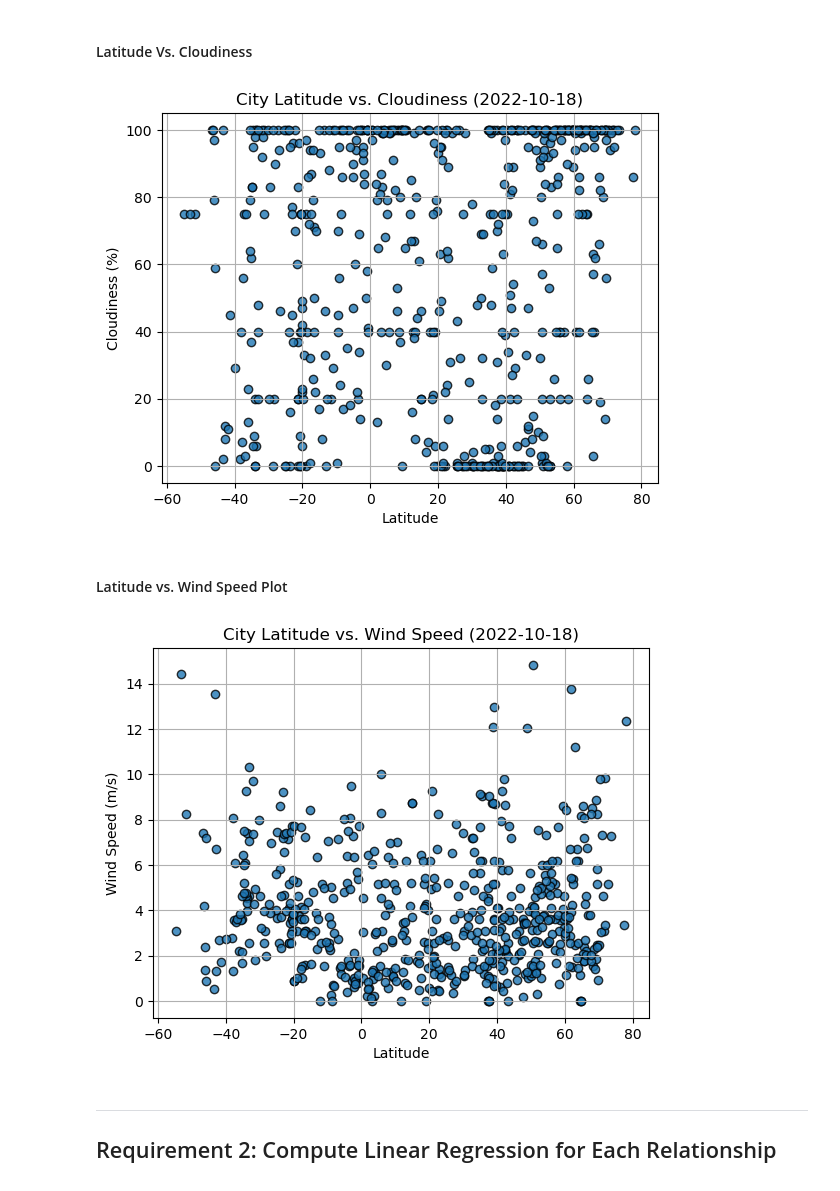
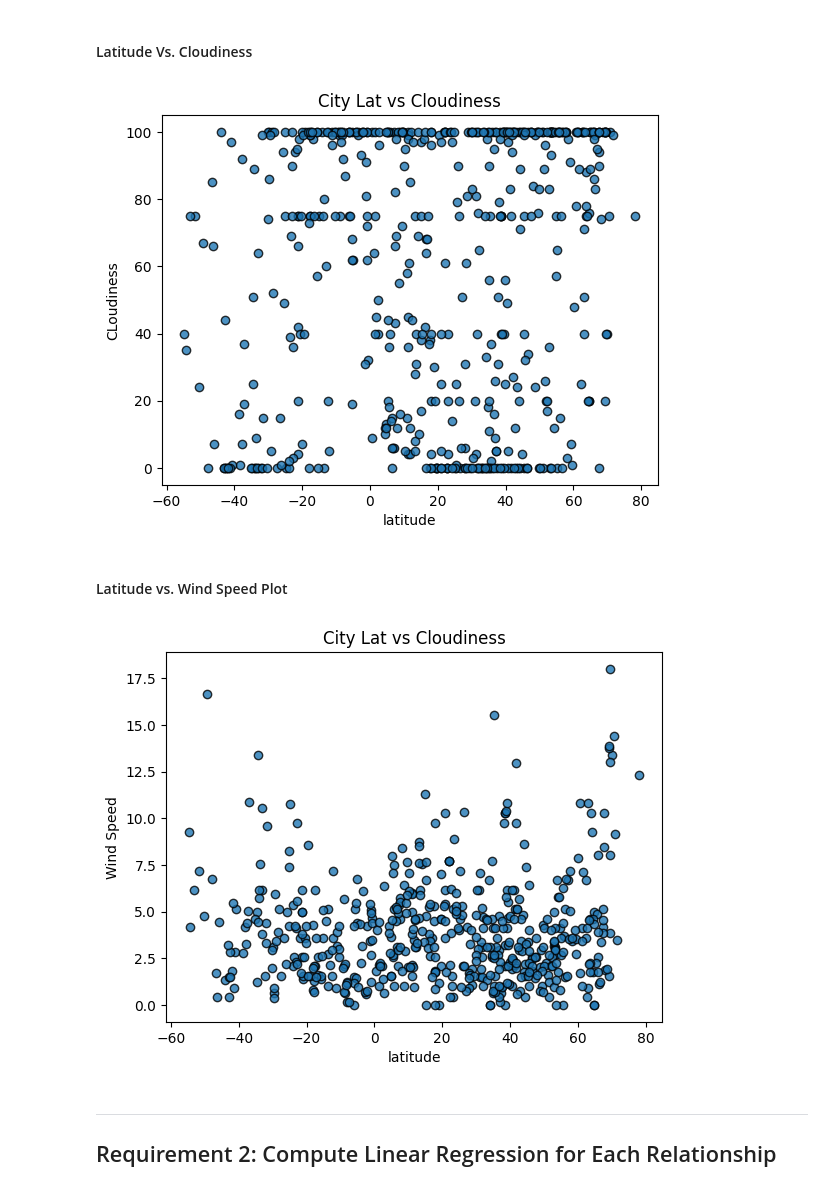
Before and after one commit to akhattaway/python-api-challenge, a Jupyter notebook: starter_code_mod6/WeatherPy.ipynb, the cells around one changed output. Saved outputs shown, nothing was run; the diff lists cells and outputs as text; code cells hidden in the pictures.

Commit message:
Scatter plots working, working on linregress for each relationship.

```diff
--- a/starter_code_mod6/WeatherPy.ipynb
+++ b/starter_code_mod6/WeatherPy.ipynb
@@ -217,34 +248,56 @@ plt.show()
 #### Latitude Vs. Cloudiness
 # %%
 # Build the scatter plots for latitude vs. cloudiness
-# YOUR CODE HERE
+plt.scatter(
+    city_data_df["Lat"],
+    city_data_df["Cloudiness"],
+    edgecolors= "black",
+    linewidths= 1,
+    marker= "o",
+    alpha= 0.8,
+    label= "cities"
+)
 
 # Incorporate the other graph properties
-# YOUR CODE HERE
+plt.title("City Lat vs Cloudiness")
+plt.xlabel("latitude")
+plt.ylabel("CLoudiness")
+plt.grid(False)
 
 # Save the figure
-plt.savefig("output_data/Fig3.png")
+plt.savefig("../output_data_mod6/Fig3.png")
 
 # Show plot
 plt.show()
 # %% [output]
-[figure, old version]
+[figure, new version]
 # %% [markdown]
 #### Latitude vs. Wind Speed Plot
 # %%
 # Build the scatter plots for latitude vs. wind speed
-# YOUR CODE HERE
+plt.scatter(
+    city_data_df["Lat"],
+    city_data_df["Wind Speed"],
+    edgecolors= "black",
+    linewidths= 1,
+    marker= "o",
+    alpha= 0.8,
+    label= "cities"
+)
 
 # Incorporate the other graph properties
-# YOUR CODE HERE
+plt.title("City Lat vs Cloudiness")
+plt.xlabel("latitude")
+plt.ylabel("Wind Speed")
+plt.grid(False)
 
 # Save the figure
-plt.savefig("output_data/Fig4.png")
+plt.savefig("../output_data_mod6/Fig4.png")
 
 # Show plot
 plt.show()
 # %% [output]
-[figure, old version]
+[figure, new version]
 # %% [markdown]
 ---
 
```
Also changed, not shown: parts of 10 cells of this notebook, 5 other files.
